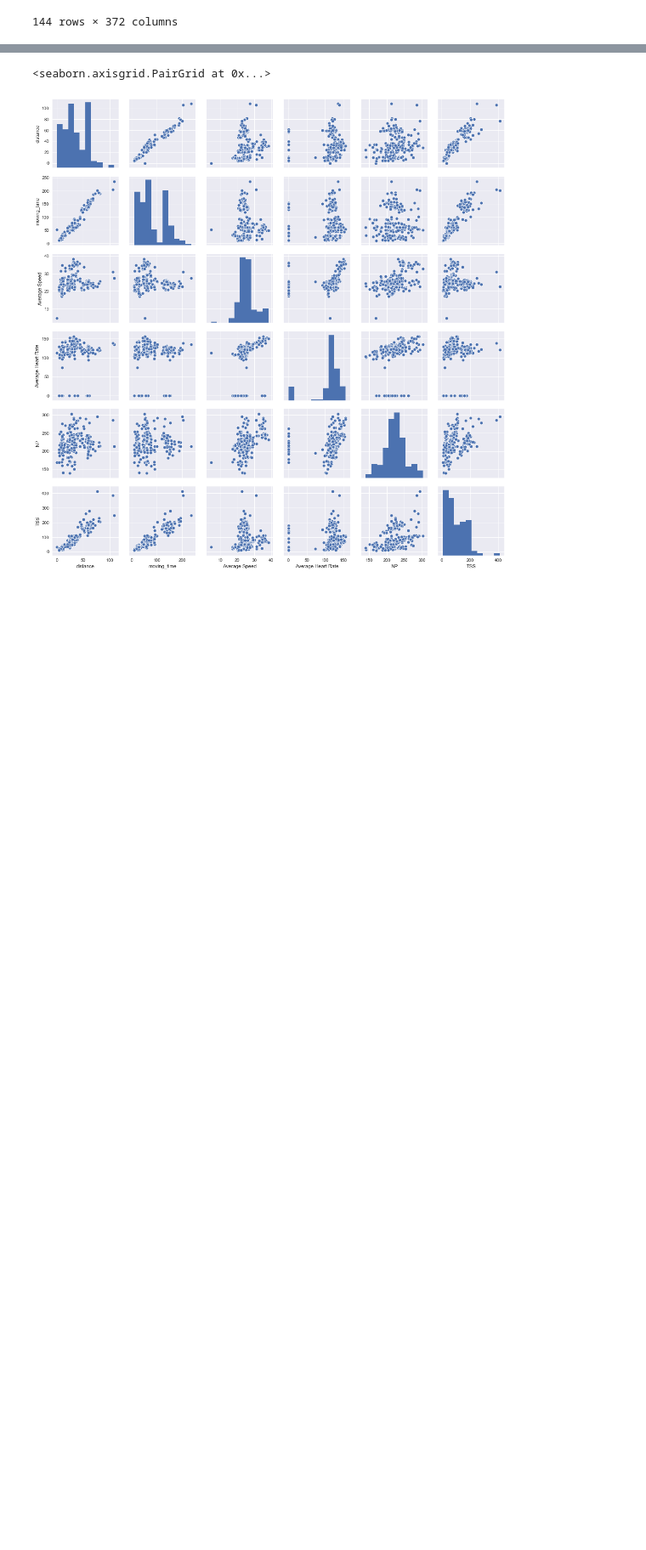
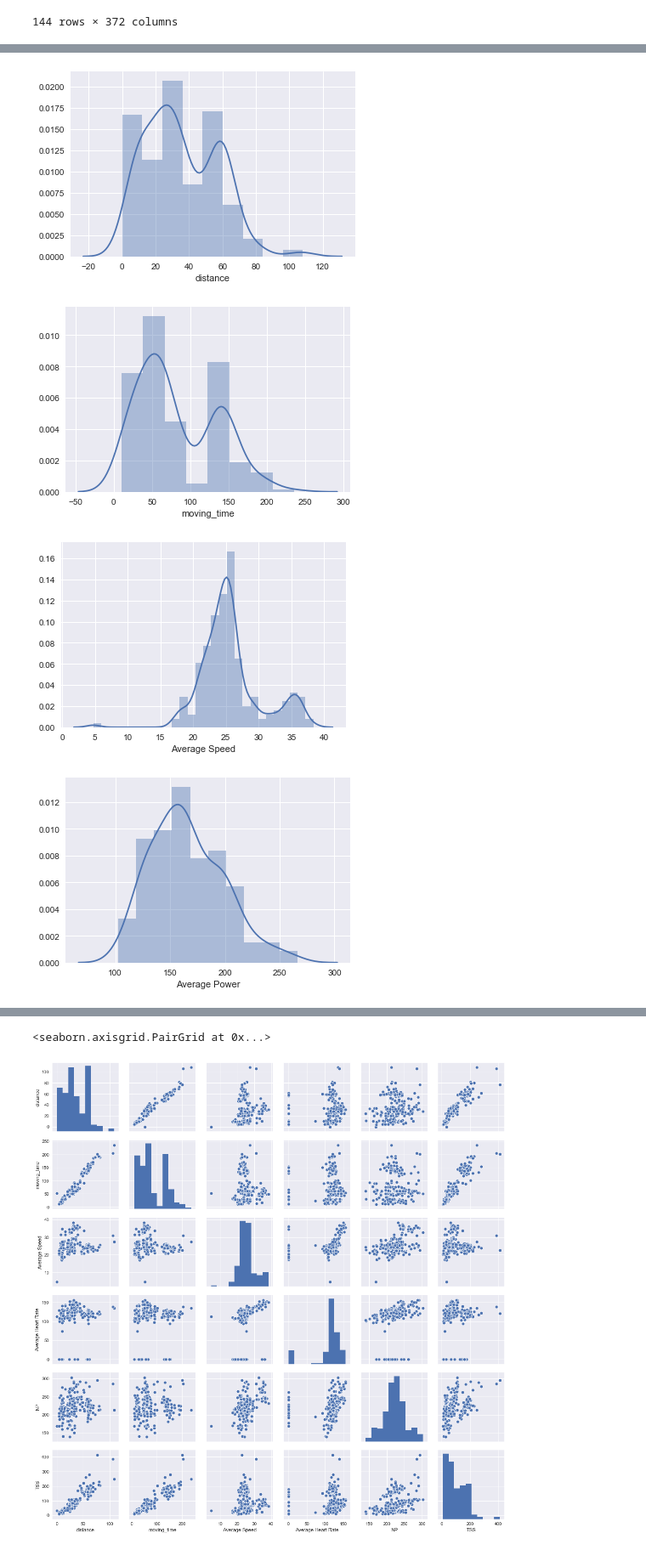
Before and after one commit to shubhamrana2374/Portfolio, a Jupyter notebook: Portfolio 1.ipynb, the cells around one changed output, grey strips where cells are left out. Shown: that part at 85% size. Saved outputs shown, nothing was run; the diff lists cells and outputs as text; code cells hidden in the pictures; blank space fills up the shorter version.

```diff
--- a/Portfolio 1.ipynb
+++ b/Portfolio 1.ipynb
@@ -171,0 +176,22 @@ Distribution of time , distance ,average speed , average power , TSS is not norm
+# %%
+sn.distplot(result2['distance'])
+plt.show()
+
+sn.distplot(result2['moving_time'])
+plt.show()
+
+sn.distplot(result2['Average Speed'])
+plt.show()
+
+
+sn.distplot(result2['Average Power'])
+plt.show()
+
+
+sn.distplot(result2['TSS'])
+plt.show()
+# %% [output]
+[figure, added]
+[figure, added]
+[figure, added]
+[figure, added]
```
Also changed, not shown: parts of 27 cells of this notebook, 1 other file.
